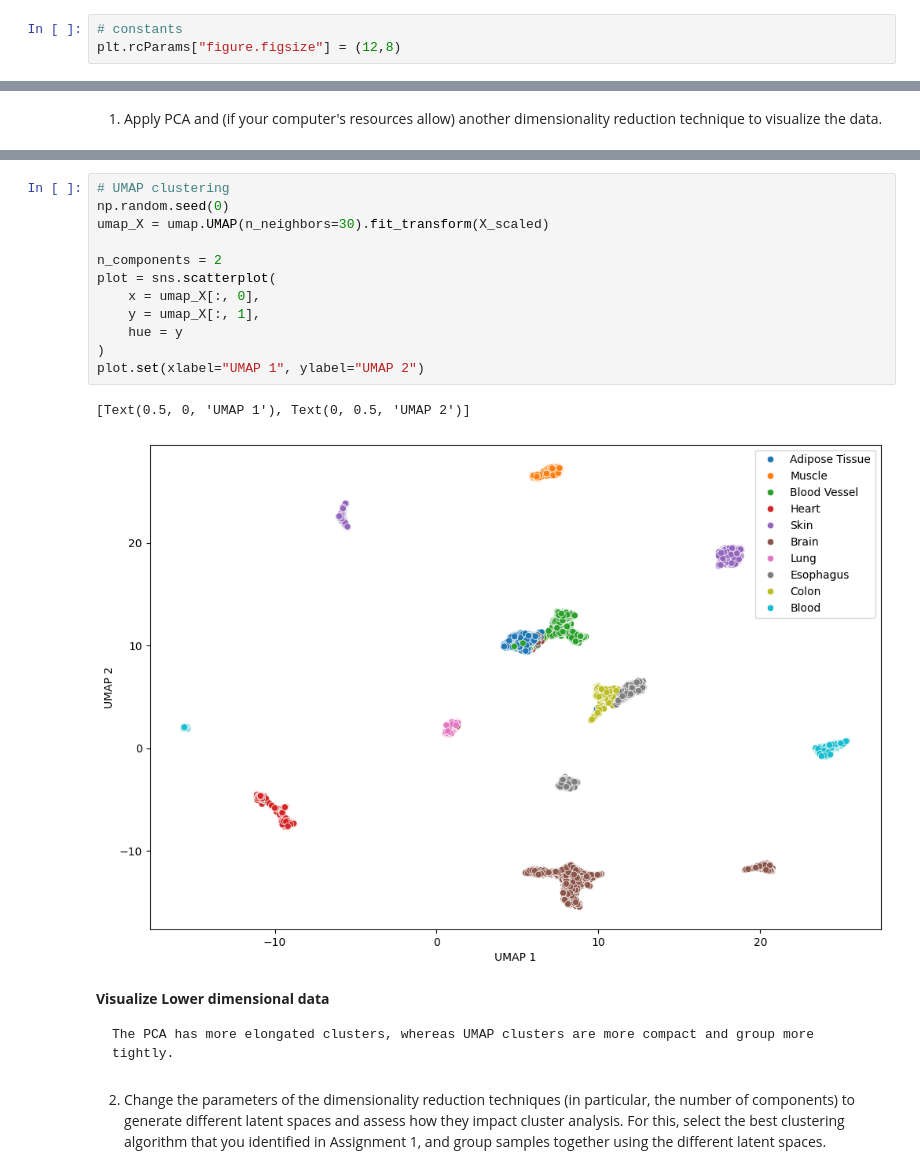
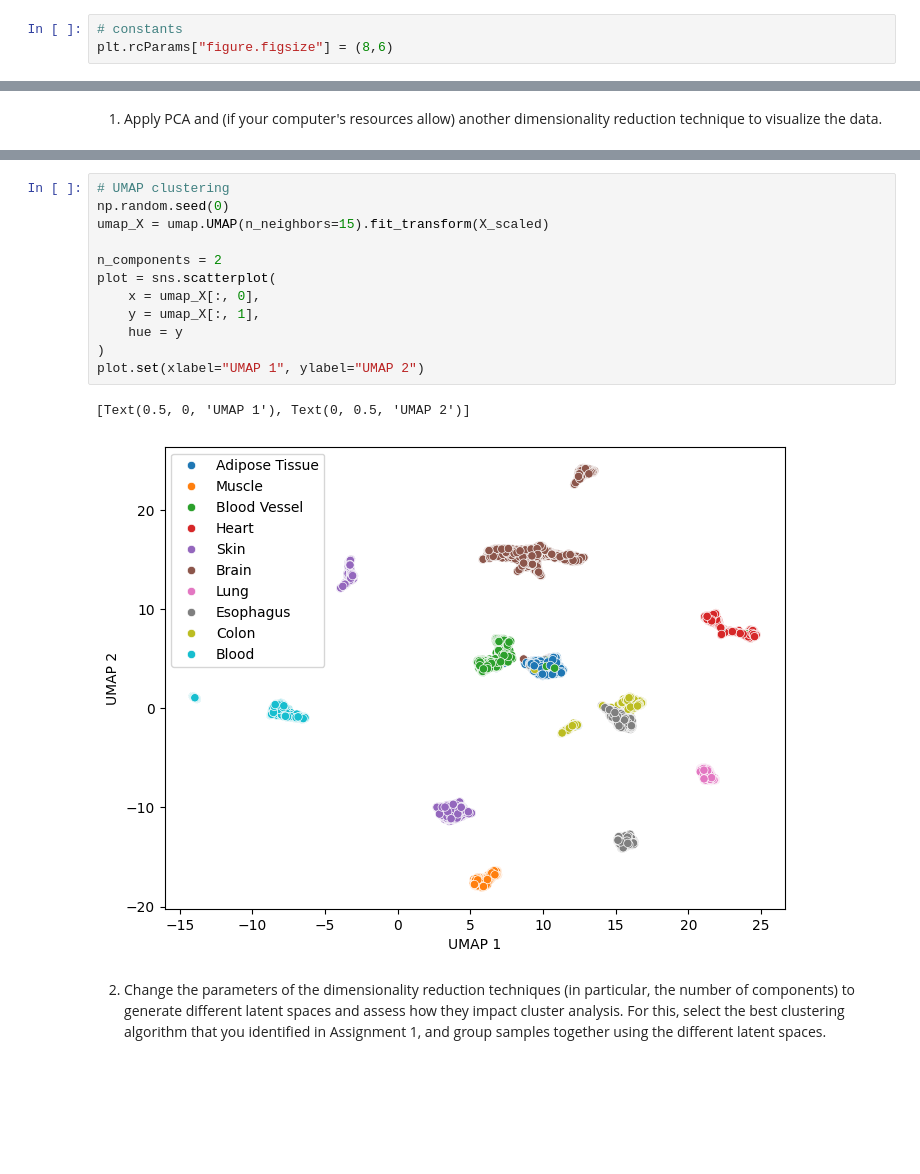
Before and after one commit to rlesiyon/cu-cpbs-7602, a Jupyter notebook: assignments/assignment03/assignment03.ipynb, the cells around one changed output, grey strips where cells are left out. Drawn from its saved outputs; the diff is of its cells as text; blank space fills up the shorter version.

```diff
--- a/assignments/assignment03/assignment03.ipynb
+++ b/assignments/assignment03/assignment03.ipynb
@@ -46,7 +38,7 @@ def genes_variance(sample_data):
     return genes_vars
 # %%
 # constants
-plt.rcParams["figure.figsize"] = (12,8)
+plt.rcParams["figure.figsize"] = (8,6)
 # %% [markdown]
 ## 0. Data Download and Preprocessing
 # %%
@@ -196,22 +187,18 @@ plot.set(xlabel="PC1", ylabel="PC2")
 # %%
 # UMAP clustering
 np.random.seed(0)
-umap_X = umap.UMAP(n_neighbors=30).fit_transform(X_scaled)
+umap_X = umap.UMAP(n_neighbors=15).fit_transform(X_scaled)
 
 n_components = 2
 plot = sns.scatterplot(
     x = umap_X[:, 0],
     y = umap_X[:, 1],
     hue = y
 )
 plot.set(xlabel="UMAP 1", ylabel="UMAP 2")
 # %% [output]
 [Text(0.5, 0, 'UMAP 1'), Text(0, 0.5, 'UMAP 2')]
-[figure, old version]
+[figure, new version]
-# %% [markdown]
-__Visualize Lower dimensional data__
-
-    The PCA has more elongated clusters, whereas UMAP clusters are more compact and group more tightly.
 # %% [markdown]
 2. Change the parameters of the dimensionality reduction techniques (in particular, the number of components) to generate different latent spaces and assess how they impact cluster analysis. For this, select the best clustering algorithm that you identified in Assignment 1, and group samples together using the different latent spaces.
 # %%
```
Also changed, not shown: parts of 32 cells of this notebook, 1 other file.
